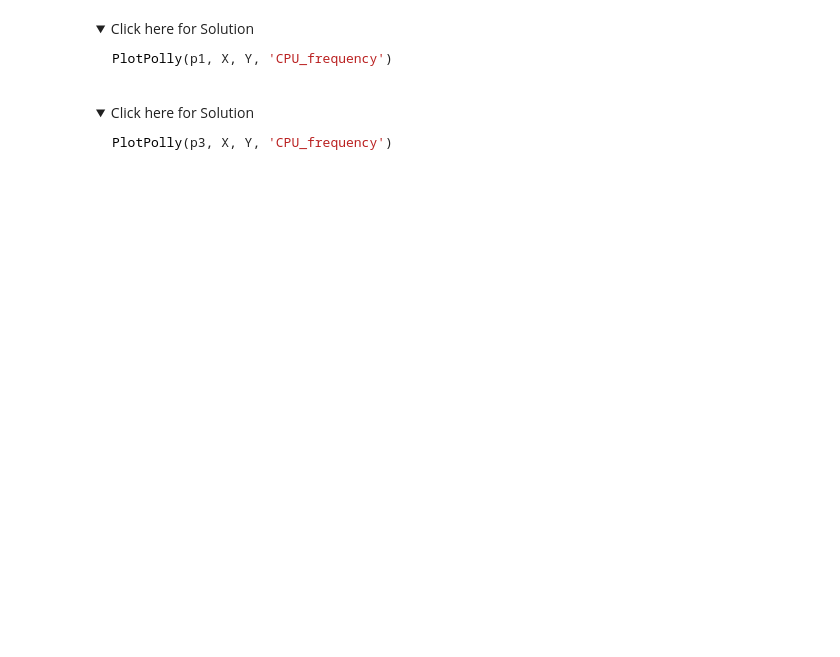
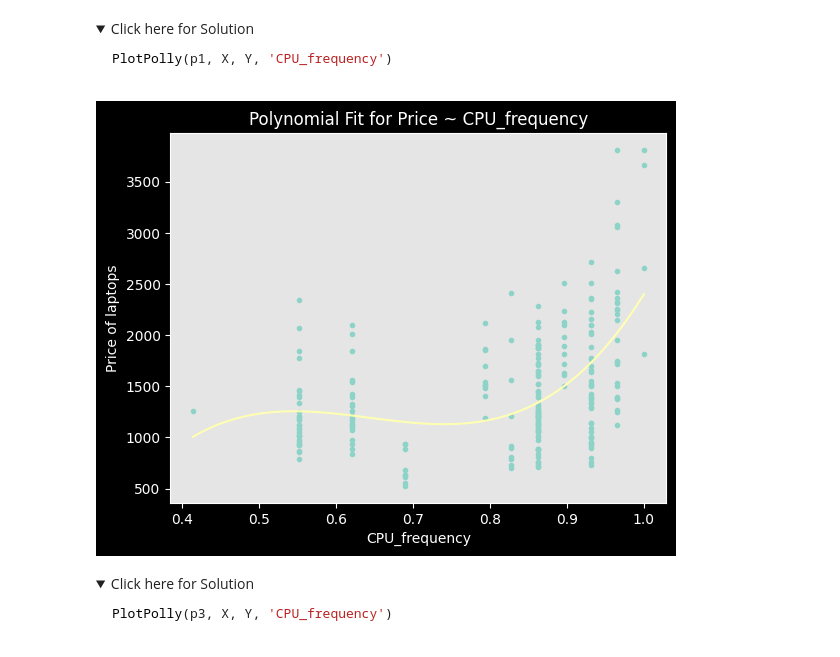
Before and after one commit to gautam2204/data_science, a Jupyter notebook: modelDevelopment/practice1/practice_model_development_laptops.ipynb, the cells around one changed output. Cells and saved outputs as stored; diff of their text form; code cells hidden in the pictures; folded sections open; blank space fills up the shorter version.

```diff
--- a/modelDevelopment/practice1/practice_model_development_laptops.ipynb
+++ b/modelDevelopment/practice1/practice_model_development_laptops.ipynb
@@ -278,6 +355,9 @@ PlotPolly(p1, X, Y, 'CPU_frequency')
 # %%
 #  Write your code below and press Shift+Enter to execute
 # Call for function of degree 3
+PlotPolly(p2,X,Y,"CPU_frequency")
+# %% [output]
+[figure, added]
 # %% [markdown]
 <details>
     <summary>Click here for Solution</summary>
```
Also changed, not shown: parts of 21 cells of this notebook, 4 other files.
